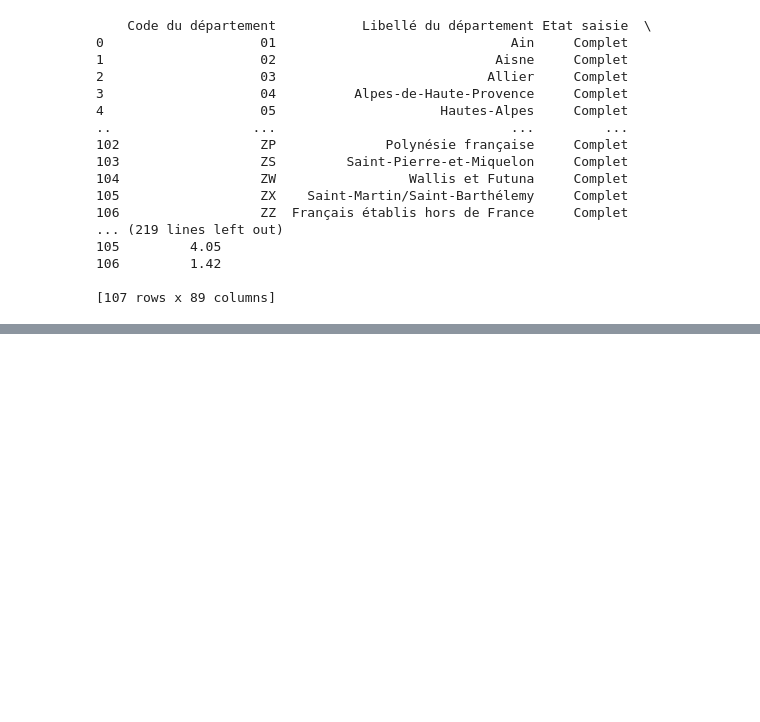
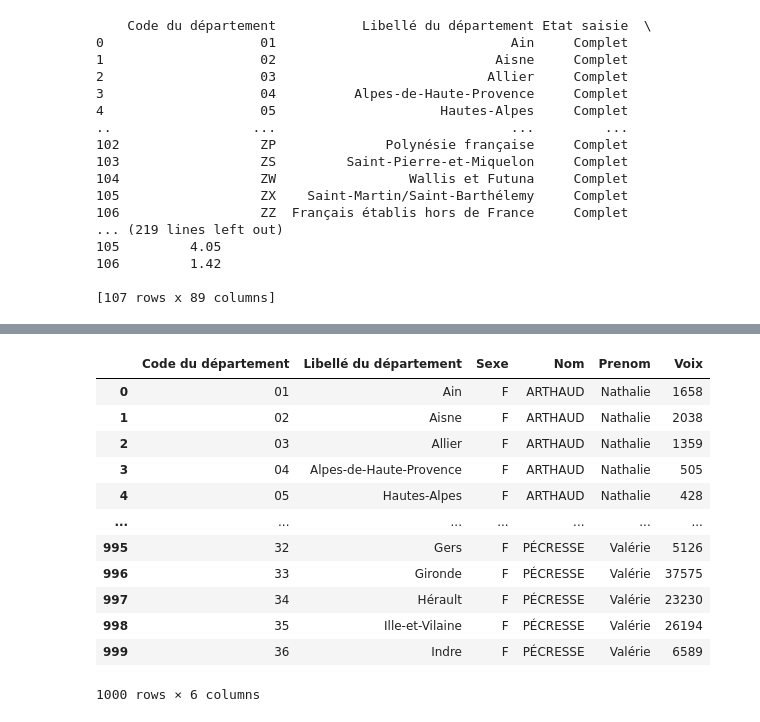
Before and after one commit to Magikmagnum/election, a Jupyter notebook: labo1.ipynb, the cells around one changed output, grey strips where cells are left out. Saved outputs shown, nothing was run; the diff lists cells and outputs as text; code cells hidden in the pictures; blank space fills up the shorter version.

```diff
--- a/main.ipynb
+++ b/labo1.ipynb
@@ -500,0 +379,55 @@ ImportError: cannot import name 'SexeEnum' from 'models' (/workspace/models/__in
+# %%
+import pandas as pd
+
+# Colonnes globales que l'on veut garder
+cols_globales = ['Code du département', 'Libellé du département']
+
+# Colonnes répétitives candidats
+df_candidates = df.iloc[:, 17:]  # après % Exp/Vot
+cols_per_candidate = 6
+num_candidates = df_candidates.shape[1] // cols_per_candidate
+
+dfs_list = []
+
+for i in range(num_candidates):
+    start_col = i * cols_per_candidate
+    end_col = start_col + cols_per_candidate
+    df_cand = df_candidates.iloc[:, start_col:end_col].copy()
+    df_cand.columns = ['Sexe', 'Nom', 'Prenom', 'Voix', '% Voix/Ins', '% Voix/Exp']
+
+    # Ajouter les informations de département
+    df_cand = pd.concat([df[cols_globales], df_cand], axis=1)
+
+    dfs_list.append(df_cand)
+
+# Combiner tous les candidats
+df_simple = pd.concat(dfs_list, ignore_index=True)
+
+# Colonnes à garder
+cols_to_keep = ['Code du département', 'Libellé du département', 'Sexe', 'Nom', 'Prenom', 'Voix']
+
+# Nouveau dataframe simplifié
+df_candidat_resultat = df_simple[cols_to_keep]
+
+# Afficher toutes les lignes
+pd.set_option('display.max_rows', 10)  # ou un nombre supérieur à 100
+pd.set_option('display.max_columns', None)  # pour voir toutes les colonnes
+pd.set_option('display.width', None)        # pour éviter la coupure à la largeur de l'écran
+
+
+# Affichage des 5 premières lignes
+df_candidat_resultat.head(1000)
+# %% [output]
+|  | Code du département | Libellé du département | Sexe | Nom | Prenom | Voix |
+| 0 | 01 | Ain | F | ARTHAUD | Nathalie | 1658 |
+| 1 | 02 | Aisne | F | ARTHAUD | Nathalie | 2038 |
+| 2 | 03 | Allier | F | ARTHAUD | Nathalie | 1359 |
+| 3 | 04 | Alpes-de-Haute-Provence | F | ARTHAUD | Nathalie | 505 |
+| 4 | 05 | Hautes-Alpes | F | ARTHAUD | Nathalie | 428 |
+| ... | ... | ... | ... | ... | ... | ... |
+| 995 | 32 | Gers | F | PÉCRESSE | Valérie | 5126 |
+| 996 | 33 | Gironde | F | PÉCRESSE | Valérie | 37575 |
+| 997 | 34 | Hérault | F | PÉCRESSE | Valérie | 23230 |
+| 998 | 35 | Ille-et-Vilaine | F | PÉCRESSE | Valérie | 26194 |
+| 999 | 36 | Indre | F | PÉCRESSE | Valérie | 6589 |
+1000 rows × 6 columns
```
Also changed, not shown: parts of 12 cells of this notebook, 3 other files.
